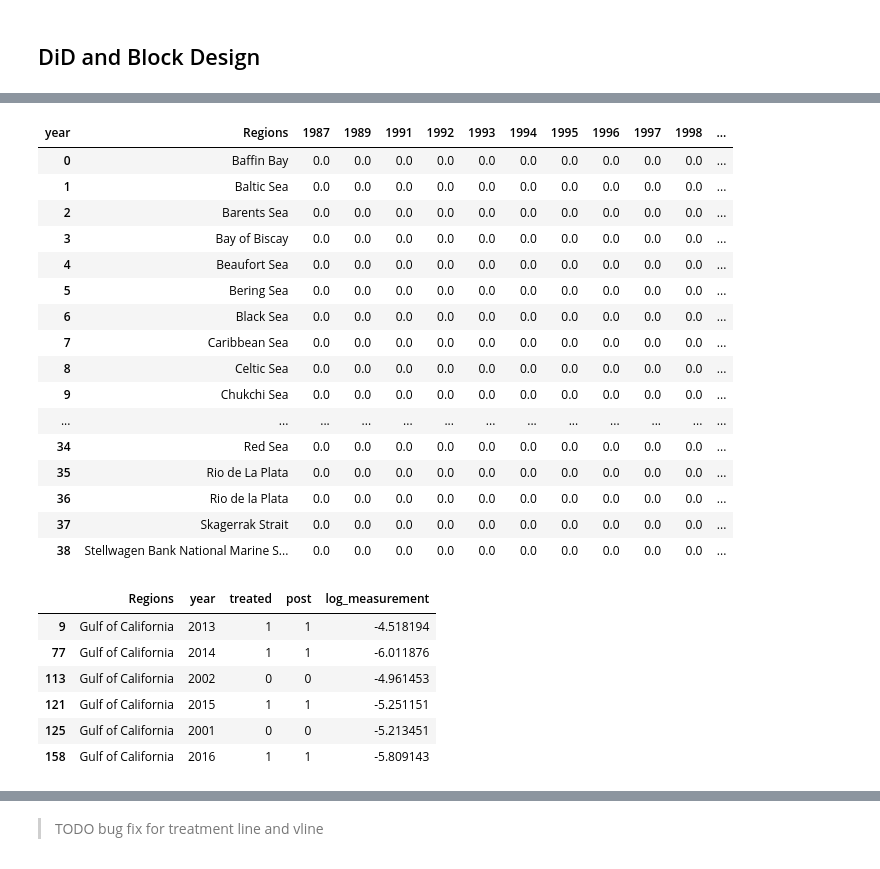
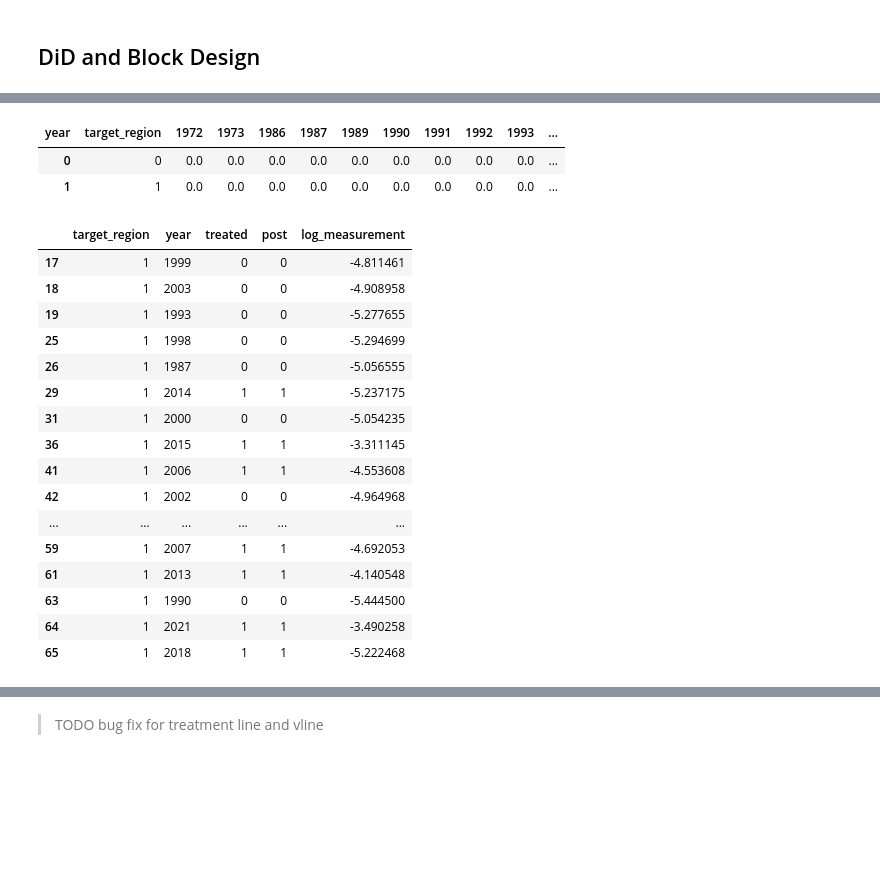
Before and after one commit to cloudjo21/kwazii, a Jupyter notebook: mmplastic/notebooks/did.ipynb, the cells around one changed output, grey strips where cells are left out. Drawn from its saved outputs; the diff is of its cells as text; code cells hidden in the pictures; blank space fills up the shorter version.

```diff
--- a/mmplastic/notebooks/did.ipynb
+++ b/mmplastic/notebooks/did.ipynb
@@ -16,15 +24,20 @@ outcome_var = "log_measurement"
 intervention_year: Optional[int] = 2015
 intervention_year: Optional[int] = None
 
-treatment_var = "Regions"
-# treatment_var_value = "Gulf of Mexico"
-treatment_var_value = "Mediterranean Sea"
-treatment_var_value = "North Sea"
-treatment_var_value = "Caribbean Sea"
-treatment_var_value = "Gulf of California"
+multicat_treatment_var = "Regions"
+
+# multicat_treatment_var_value = "Gulf of Mexico"
+multicat_treatment_var_value = "Mediterranean Sea"
+multicat_treatment_var_value = "North Sea"
+multicat_treatment_var_value = "Gulf of California"
+multicat_treatment_var_value = "Caribbean Sea"
+
+treatment_var = "target_region"
+treatment_var_value = 1
 
 control_var_dummy_value = "Other Seas"
 
+covars_except_treatment = "C(year) + C(neuston_net)"
 
 filepath = "/mnt/d/temp/user/ed/mart/mmplastic/Marine_Microplastics_WGS84_1130715472761438990.csv"
 # %%
@@ -35,7 +48,9 @@ df['year'] = df['yyyymmdd'].dt.year
 df['month'] = df['yyyymmdd'].dt.month
 df['day'] = df['yyyymmdd'].dt.day
 
-df = df.rename(columns={"Sampling Method": "sampling_method", "Density Class": "density"})
+df["neuston_net"] = (df["Sampling Method"] == "Neuston net").apply(lambda x: int(x))
+df = df.rename(columns={"Density Class": "density"})
+df = df.drop(columns=["Sampling Method"])
 
 df["measurement"] = np.where(df["Measurement"] > 1.0, 1.0, df["Measurement"])
 df["log_measurement"] = np.log(df["measurement"])
@@ -42,2 +59,4 @@ df["log_measurement"] = np.log(df["measurement"])
+# %%
+df[treatment_var] = (df[multicat_treatment_var] == multicat_treatment_var_value).apply(lambda x: int(x))
 # %% [markdown]
 ## Min and Max Year of Treatment Var.
@@ -349,7 +404,7 @@ df["bin_region"] = df.apply(lambda row: f"{int(row['lon_bin'])}", axis=1)
 # %% [markdown]
 ## Fix dataset
 # %%
-df = df.loc[:, [outcome_var, "year", "treated", "post", "density", treatment_var, "sampling_method"]]
+df = df.loc[:, [outcome_var, "year", "treated", "post", "density", treatment_var, "neuston_net"]]
 # %%
 df
 # %% [output]
@@ -730,33 +757,29 @@ df5.pivot(
     # index=["year", columns=treatment_var, values="treated"
 ).reset_index().fillna(0.0) #.loc[df5["Regions"] == "Gulf of California", :]
 # %% [output]
-| year | Regions | 1987 | 1989 | 1991 | 1992 | 1993 | 1994 | 1995 | 1996 | 1997 | 1998 | ... |
-| 0 | Baffin Bay | 0.0 | 0.0 | 0.0 | 0.0 | 0.0 | 0.0 | 0.0 | 0.0 | 0.0 | 0.0 | ... |
-| 1 | Baltic Sea | 0.0 | 0.0 | 0.0 | 0.0 | 0.0 | 0.0 | 0.0 | 0.0 | 0.0 | 0.0 | ... |
-| 2 | Barents Sea | 0.0 | 0.0 | 0.0 | 0.0 | 0.0 | 0.0 | 0.0 | 0.0 | 0.0 | 0.0 | ... |
-| 3 | Bay of Biscay | 0.0 | 0.0 | 0.0 | 0.0 | 0.0 | 0.0 | 0.0 | 0.0 | 0.0 | 0.0 | ... |
-| 4 | Beaufort Sea | 0.0 | 0.0 | 0.0 | 0.0 | 0.0 | 0.0 | 0.0 | 0.0 | 0.0 | 0.0 | ... |
-| 5 | Bering Sea | 0.0 | 0.0 | 0.0 | 0.0 | 0.0 | 0.0 | 0.0 | 0.0 | 0.0 | 0.0 | ... |
-| 6 | Black Sea | 0.0 | 0.0 | 0.0 | 0.0 | 0.0 | 0.0 | 0.0 | 0.0 | 0.0 | 0.0 | ... |
-| 7 | Caribbean Sea | 0.0 | 0.0 | 0.0 | 0.0 | 0.0 | 0.0 | 0.0 | 0.0 | 0.0 | 0.0 | ... |
-| 8 | Celtic Sea | 0.0 | 0.0 | 0.0 | 0.0 | 0.0 | 0.0 | 0.0 | 0.0 | 0.0 | 0.0 | ... |
-| 9 | Chukchi Sea | 0.0 | 0.0 | 0.0 | 0.0 | 0.0 | 0.0 | 0.0 | 0.0 | 0.0 | 0.0 | ... |
-| ... | ... | ... | ... | ... | ... | ... | ... | ... | ... | ... | ... | ... |
-| 34 | Red Sea | 0.0 | 0.0 | 0.0 | 0.0 | 0.0 | 0.0 | 0.0 | 0.0 | 0.0 | 0.0 | ... |
-| 35 | Rio de La Plata | 0.0 | 0.0 | 0.0 | 0.0 | 0.0 | 0.0 | 0.0 | 0.0 | 0.0 | 0.0 | ... |
-| 36 | Rio de la Plata | 0.0 | 0.0 | 0.0 | 0.0 | 0.0 | 0.0 | 0.0 | 0.0 | 0.0 | 0.0 | ... |
-| 37 | Skagerrak Strait | 0.0 | 0.0 | 0.0 | 0.0 | 0.0 | 0.0 | 0.0 | 0.0 | 0.0 | 0.0 | ... |
-| 38 | Stellwagen Bank National Marine S... | 0.0 | 0.0 | 0.0 | 0.0 | 0.0 | 0.0 | 0.0 | 0.0 | 0.0 | 0.0 | ... |
+| year | target_region | 1972 | 1973 | 1986 | 1987 | 1989 | 1990 | 1991 | 1992 | 1993 | ... |
+| 0 | 0 | 0.0 | 0.0 | 0.0 | 0.0 | 0.0 | 0.0 | 0.0 | 0.0 | 0.0 | ... |
+| 1 | 1 | 0.0 | 0.0 | 0.0 | 0.0 | 0.0 | 0.0 | 0.0 | 0.0 | 0.0 | ... |
 # %%
-df5[df5["Regions"] == treatment_var_value]
+df5[df5[treatment_var] == treatment_var_value]
 # %% [output]
-|  | Regions | year | treated | post | log_measurement |
-| 9 | Gulf of California | 2013 | 1 | 1 | -4.518194 |
-| 77 | Gulf of California | 2014 | 1 | 1 | -6.011876 |
-| 113 | Gulf of California | 2002 | 0 | 0 | -4.961453 |
-| 121 | Gulf of California | 2015 | 1 | 1 | -5.251151 |
-| 125 | Gulf of California | 2001 | 0 | 0 | -5.213451 |
-| 158 | Gulf of California | 2016 | 1 | 1 | -5.809143 |
+|  | target_region | year | treated | post | log_measurement |
+| 17 | 1 | 1999 | 0 | 0 | -4.811461 |
+| 18 | 1 | 2003 | 0 | 0 | -4.908958 |
+| 19 | 1 | 1993 | 0 | 0 | -5.277655 |
+| 25 | 1 | 1998 | 0 | 0 | -5.294699 |
+| 26 | 1 | 1987 | 0 | 0 | -5.056555 |
+| 29 | 1 | 2014 | 1 | 1 | -5.237175 |
+| 31 | 1 | 2000 | 0 | 0 | -5.054235 |
+| 36 | 1 | 2015 | 1 | 1 | -3.311145 |
+| 41 | 1 | 2006 | 1 | 1 | -4.553608 |
+| 42 | 1 | 2002 | 0 | 0 | -4.964968 |
+| ... | ... | ... | ... | ... | ... |
+| 59 | 1 | 2007 | 1 | 1 | -4.692053 |
+| 61 | 1 | 2013 | 1 | 1 | -4.140548 |
+| 63 | 1 | 1990 | 0 | 0 | -5.444500 |
+| 64 | 1 | 2021 | 1 | 1 | -3.490258 |
+| 65 | 1 | 2018 | 1 | 1 | -5.222468 |
 # %%
 df5.assign(
     treated=lambda d: d.groupby(treatment_var)["treated"].transform("max")
```
Also changed, not shown: parts of 49 cells of this notebook.
